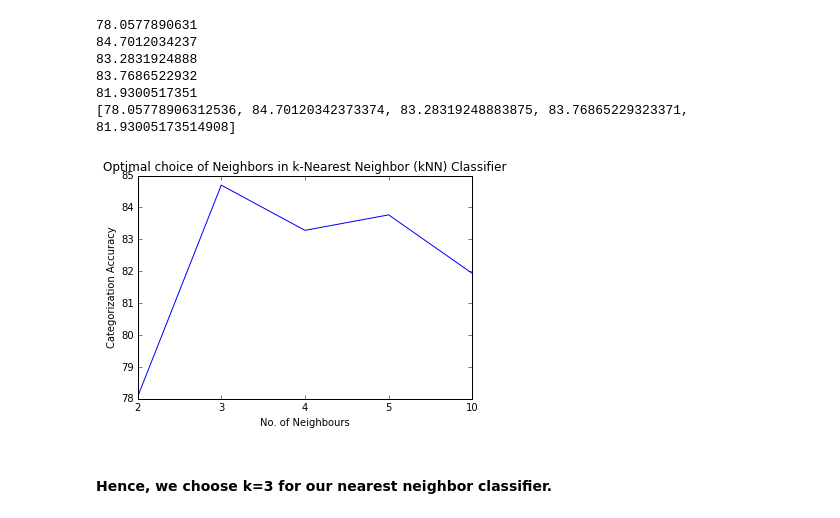
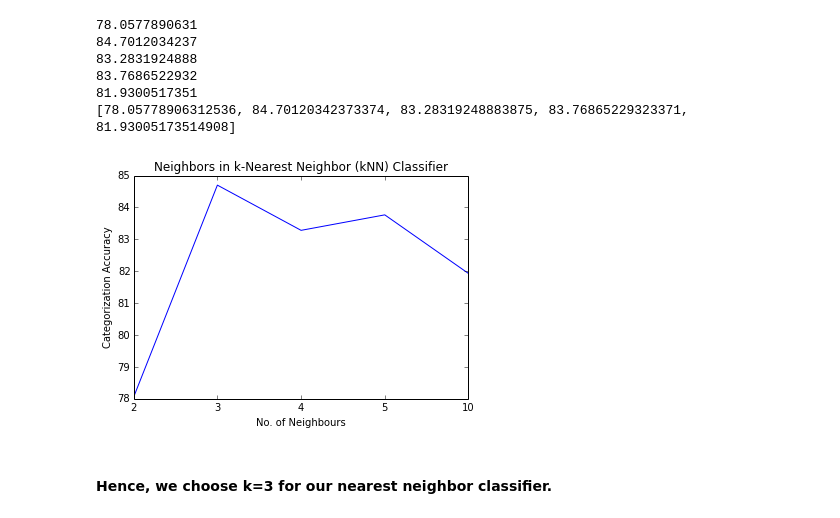
Before and after one commit to nehgu/Anomaly-Detection, a Jupyter notebook: Challenges/Malware_Classification_Challenge_3/Malware_Classification_Challenge_3.ipynb, the cells around one changed output. Saved outputs shown, nothing was run; the diff lists cells and outputs as text; code cells hidden in the pictures.

```diff
--- a/Challenges/Malware_Classification_Challenge_3/Malware_Classification_Challenge_3.ipynb
+++ b/Challenges/Malware_Classification_Challenge_3/Malware_Classification_Challenge_3.ipynb
@@ -765,17 +741,19 @@ print selectNeighbourScores
 # %%
 #Plotting the results
 import matplotlib.pyplot as plt
 %matplotlib inline
 plt.plot(selectNeighbourScores, label = "Neighbors in k-Nearest Neighbor (kNN) Classifier")
+plt.title("Neighbors in k-Nearest Neighbor (kNN) Classifier")
 
 labels = [2,3,4,5,10]
 plt.xticks(np.arange(len(labels)), labels, rotation='horizontal')
-plt.title("Optimal choice of Neighbors in k-Nearest Neighbor (kNN) Classifier")
+# plt.title("Optimal choice of Neighbors in k-Nearest Neighbor (kNN) Classifier")
 plt.ylabel('Categorization Accuracy')
 plt.xlabel('No. of Neighbours')
+# plt.legend(bbox_to_anchor=(1.05, 1), loc=2, borderaxespad=0.)
 plt.show()
 # %% [output]
-[figure, old version]
+[figure, new version]
 # %% [markdown]
 #### Hence, we choose k=3 for our nearest neighbor classifier.
 # %% [markdown]
```
Also changed, not shown: parts of 19 cells of this notebook, 1 other file.
